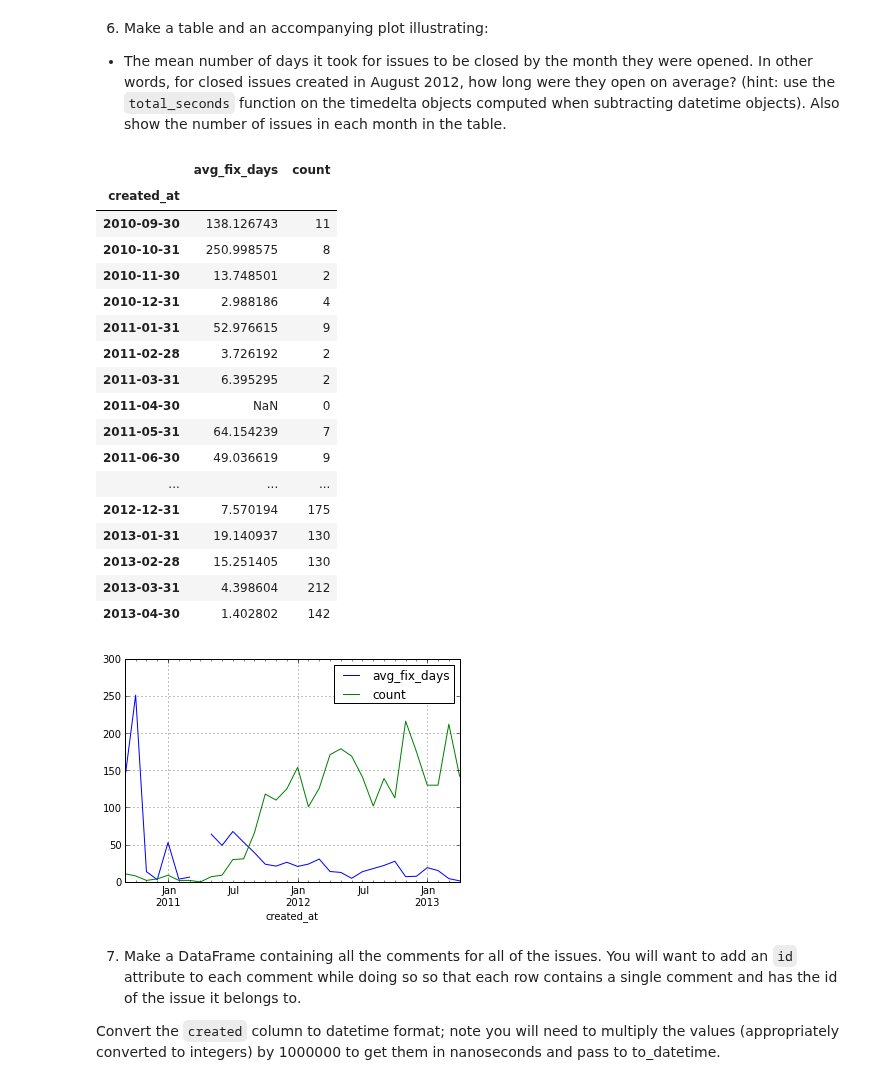
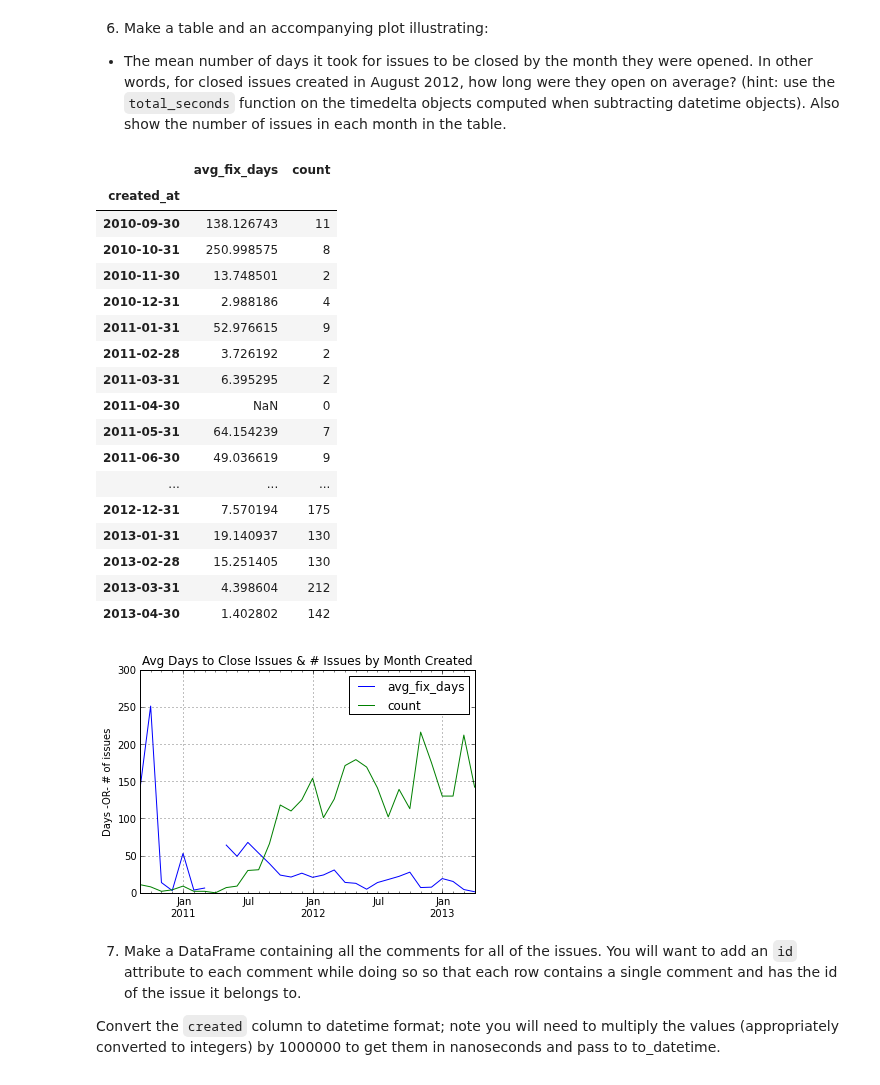
Before and after one commit to Phononic/Sean_Lubner_250HWs, a Jupyter notebook: hw7/hw7.ipynb, the cells around one changed output. Saved outputs shown, nothing was run; the diff lists cells and outputs as text; code cells hidden in the pictures.

```diff
--- a/hw7/hw7.ipynb
+++ b/hw7/hw7.ipynb
@@ -83,33 +83,36 @@ plt.ylabel('Number')
 # %%
 def avg_fix_days(x):
     """ Takes in a Series of closed_at dates, indexed by created_at dates, and returns the average (in number
         of days) it took to close all of those issues """
     return np.mean([(end-x.index[i]).total_seconds() for i, end in enumerate(x)])/(24*60*60)
 
 issue_days = df.closed_at.resample('M', how = [avg_fix_days, 'count'])
 
 issue_days.plot()
+plt.title("Avg Days to Close Issues & # Issues by Month Created")
+plt.ylabel("Days -OR- # of issues")
+plt.xlabel('')
 issue_days
 # %% [output]
 |  | avg_fix_days | count |
 | created_at |  |  |
 | 2010-09-30 | 138.126743 | 11 |
 | 2010-10-31 | 250.998575 | 8 |
 | 2010-11-30 | 13.748501 | 2 |
 | 2010-12-31 | 2.988186 | 4 |
 | 2011-01-31 | 52.976615 | 9 |
 | 2011-02-28 | 3.726192 | 2 |
 | 2011-03-31 | 6.395295 | 2 |
 | 2011-04-30 | NaN | 0 |
 | 2011-05-31 | 64.154239 | 7 |
 | 2011-06-30 | 49.036619 | 9 |
 | ... | ... | ... |
 | 2012-12-31 | 7.570194 | 175 |
 | 2013-01-31 | 19.140937 | 130 |
 | 2013-02-28 | 15.251405 | 130 |
 | 2013-03-31 | 4.398604 | 212 |
 | 2013-04-30 | 1.402802 | 142 |
-[figure, old version]
+[figure, new version]
 # %% [markdown]
 7) Make a DataFrame containing all the comments for all of the issues. You will
 want to add an ``id`` attribute to each comment while doing so so that each row
```
Also changed, not shown: parts of 1 cell of this notebook, 1 other file.
